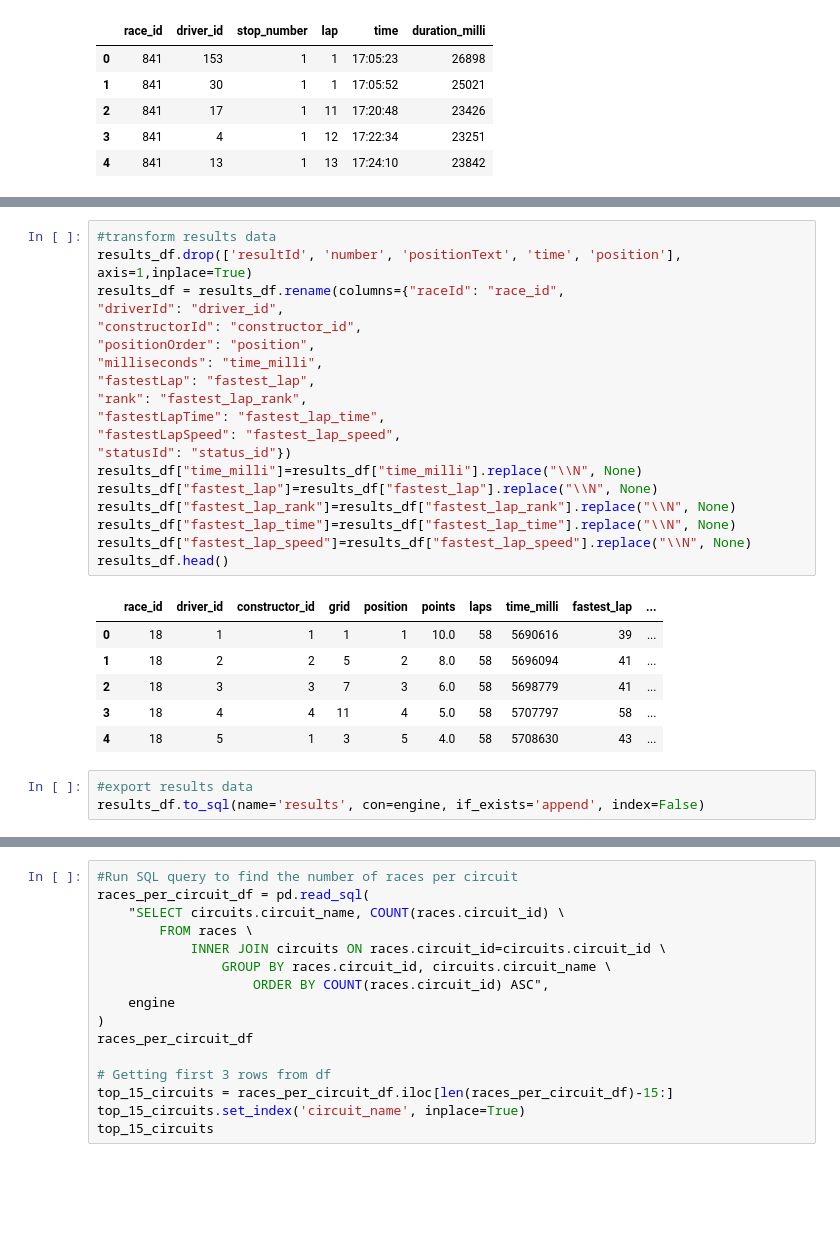
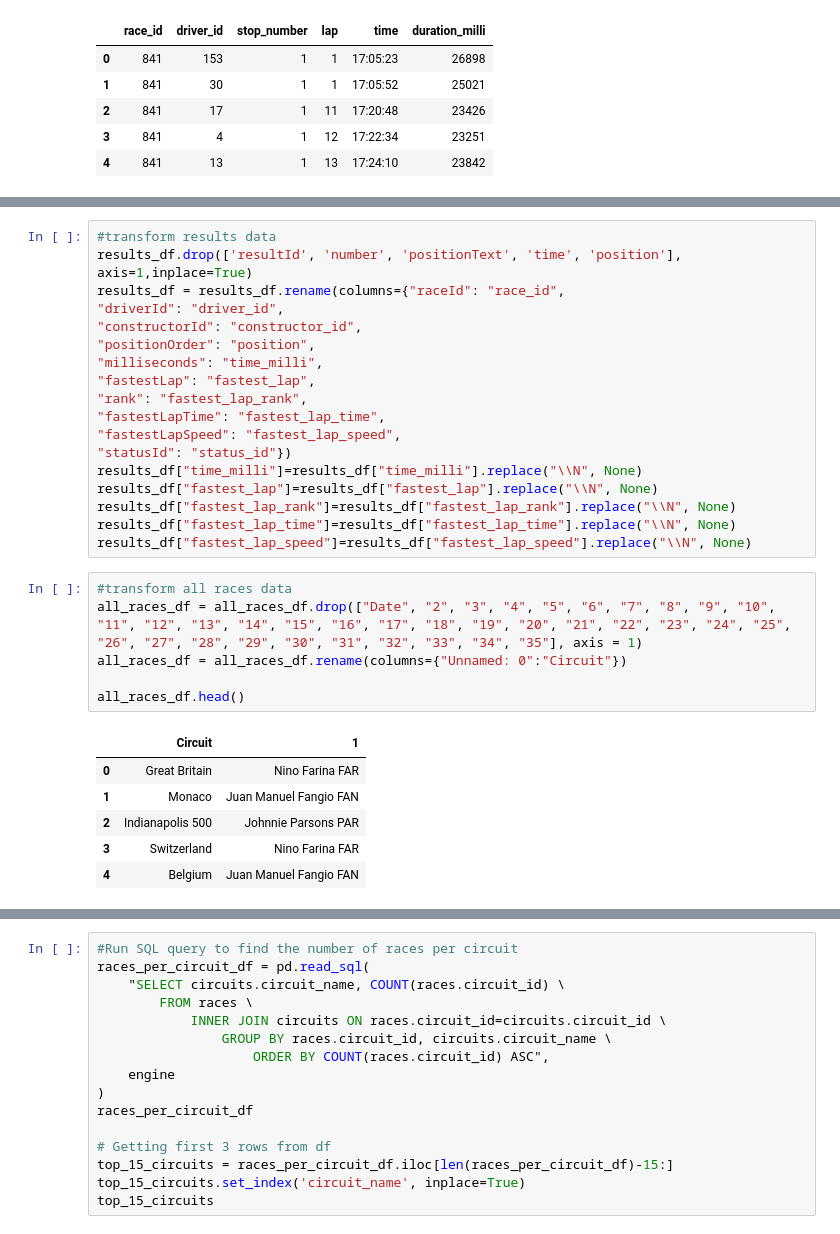
Before and after one commit to halabi93/Formula1-Dashboard, a Jupyter notebook: dftransform.ipynb, the cells around one changed output, grey strips where cells are left out. Drawn from its saved outputs; the diff is of its cells as text; blank space fills up the shorter version.

```diff
--- a/dftransform.ipynb
+++ b/dftransform.ipynb
@@ -275,14 +188,16 @@ results_df["fastest_lap"]=results_df["fastest_lap"].replace("\\N", None)
 results_df["fastest_lap_rank"]=results_df["fastest_lap_rank"].replace("\\N", None)
 results_df["fastest_lap_time"]=results_df["fastest_lap_time"].replace("\\N", None)
 results_df["fastest_lap_speed"]=results_df["fastest_lap_speed"].replace("\\N", None)
-results_df.head()
-# %% [output]
-|  | race_id | driver_id | constructor_id | grid | position | points | laps | time_milli | fastest_lap | ... |
-| 0 | 18 | 1 | 1 | 1 | 1 | 10.0 | 58 | 5690616 | 39 | ... |
-| 1 | 18 | 2 | 2 | 5 | 2 | 8.0 | 58 | 5696094 | 41 | ... |
-| 2 | 18 | 3 | 3 | 7 | 3 | 6.0 | 58 | 5698779 | 41 | ... |
-| 3 | 18 | 4 | 4 | 11 | 4 | 5.0 | 58 | 5707797 | 58 | ... |
-| 4 | 18 | 5 | 1 | 3 | 5 | 4.0 | 58 | 5708630 | 43 | ... |
-# %%
-#export results data
-results_df.to_sql(name='results', con=engine, if_exists='append', index=False)
+# %%
+#transform all races data
+all_races_df = all_races_df.drop(["Date", "2", "3", "4", "5", "6", "7", "8", "9", "10", "11", "12", "13", "14", "15", "16", "17", "18", "19", "20", "21", "22", "23", "24", "25", "26", "27", "28", "29", "30", "31", "32", "33", "34", "35"], axis = 1)
+all_races_df = all_races_df.rename(columns={"Unnamed: 0":"Circuit"})
+
+all_races_df.head()
+# %% [output]
+|  | Circuit | 1 |
+| 0 | Great Britain | Nino Farina FAR |
+| 1 | Monaco | Juan Manuel Fangio FAN |
+| 2 | Indianapolis 500 | Johnnie Parsons PAR |
+| 3 | Switzerland | Nino Farina FAR |
+| 4 | Belgium | Juan Manuel Fangio FAN |
```
Also changed, not shown: parts of 45 cells of this notebook, 5 other files.
